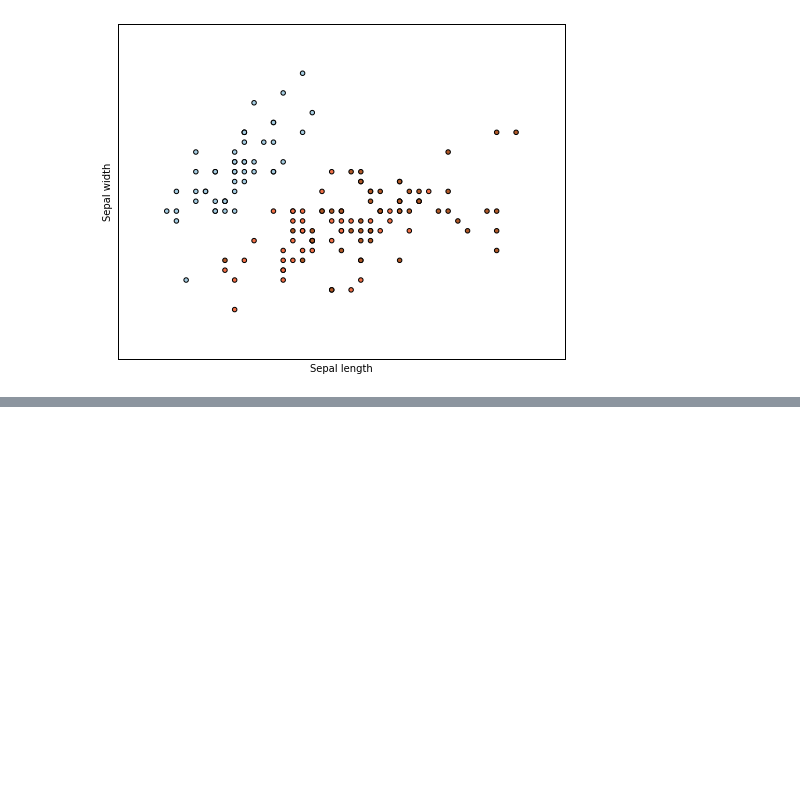
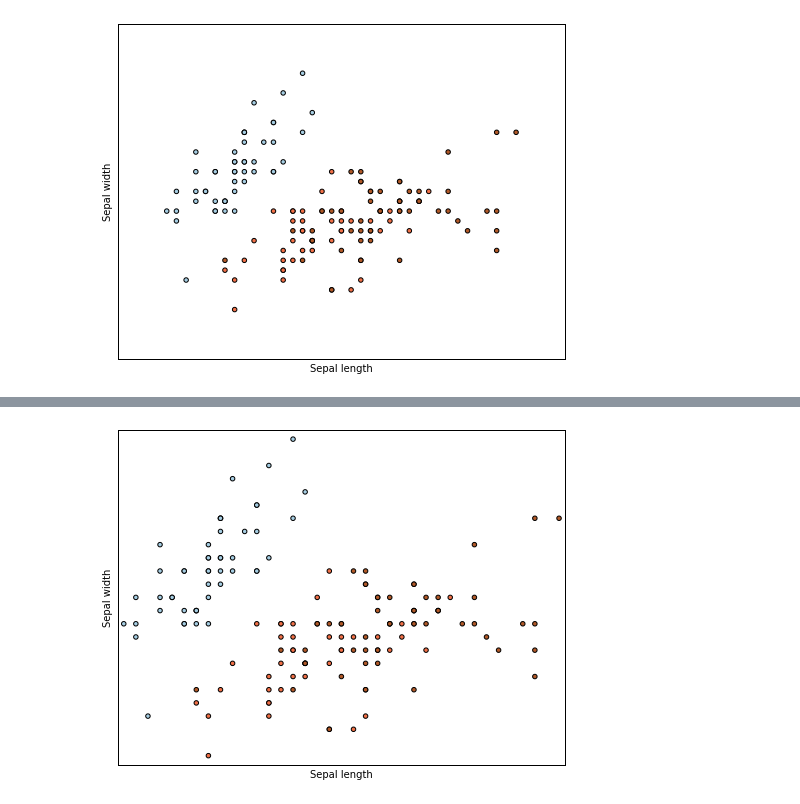
Before and after one commit to scikit-learn-contrib/metric-learn, a Jupyter notebook: examples/metric_plotting.ipynb, the cells around one changed output, grey strips where cells are left out. Saved outputs shown, nothing was run; the diff lists cells and outputs as text; code cells hidden in the pictures; blank space fills up the shorter version.

```diff
--- a/examples/metric_plotting.ipynb
+++ b/examples/metric_plotting.ipynb
@@ -150,0 +133,7 @@ plot(X, Y)
+# %%
+sdml = metric_learn.SDML_Supervised(num_constraints=200, seed = np.random.RandomState(1234))
+X_sdml = sdml.fit_transform(X, Y)
+# %%
+plot(X_sdml, Y)
+# %% [output]
+[figure, added]
```
Also changed, not shown: parts of 42 cells of this notebook.
